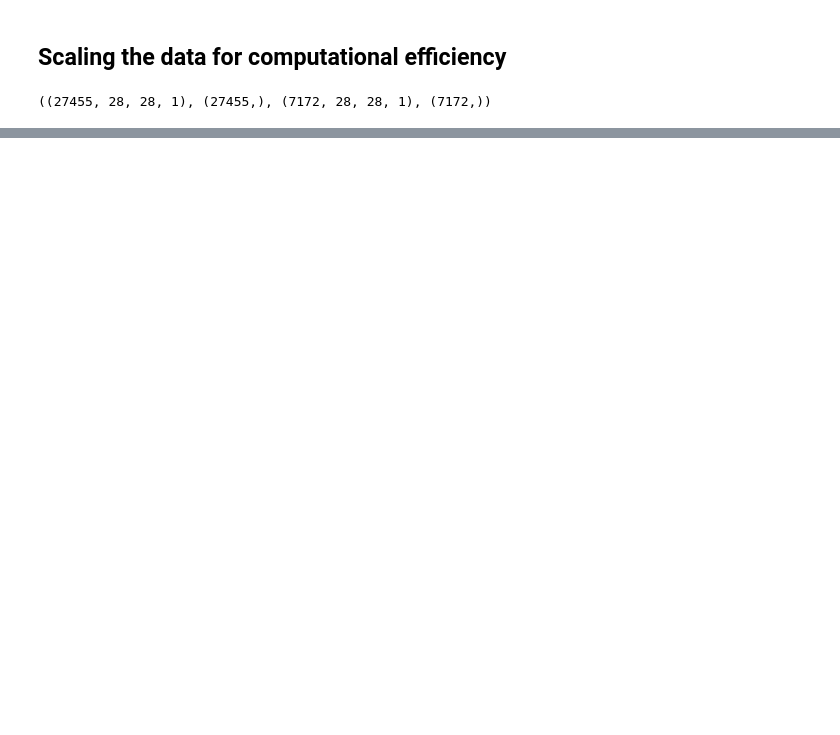
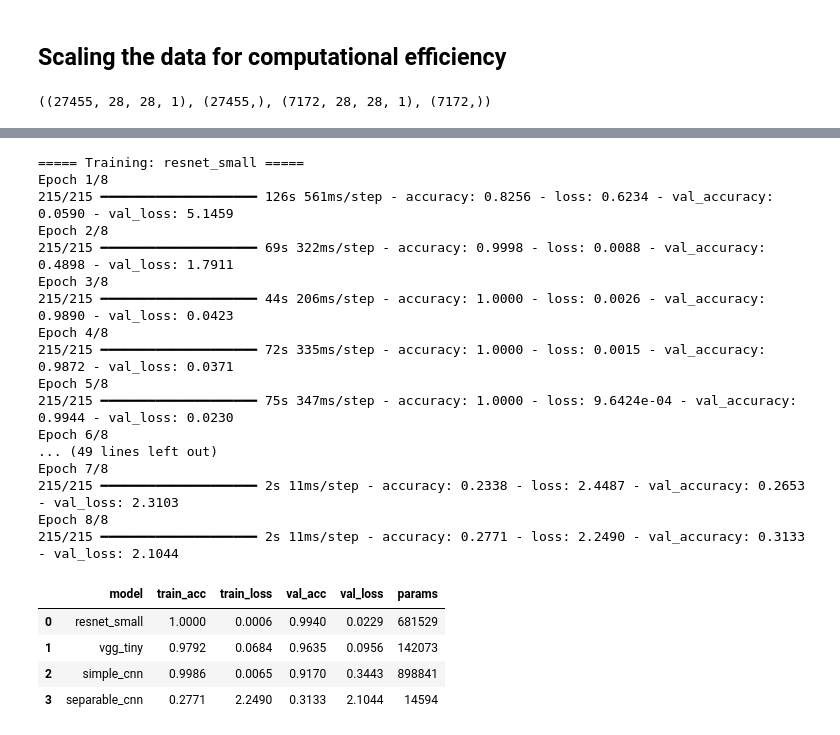
Before and after one commit to ChenxiJiang0828/EECS504-Project-ASL, a Jupyter notebook: Sign_MNIST_CNN.ipynb, the cells around one changed output, grey strips where cells are left out. Drawn from its saved outputs; the diff is of its cells as text; code cells hidden in the pictures; blank space fills up the shorter version.

```diff
--- a/Sign_MNIST_CNN.ipynb
+++ b/Sign_MNIST_CNN.ipynb
@@ -64,0 +145,79 @@ model.add(tf.keras.layers.Dense(26, activation='softmax'))
+# %%
+histories = {}
+trained_models = {}
+results = []
+
+for model_name, builder in MODEL_BUILDERS.items():
+    print(f'\n===== Training: {model_name} =====')
+    model_i = builder()
+    model_i.compile(
+        loss='sparse_categorical_crossentropy',
+        optimizer=keras.optimizers.Adam(learning_rate=LEARNING_RATE),
+        metrics=['accuracy'],
+    )
+
+    callbacks = [
+        keras.callbacks.EarlyStopping(
+            monitor='val_accuracy',
+            patience=2,
+            mode='max',
+            restore_best_weights=True,
+        )
+    ]
+
+    history_i = model_i.fit(
+        x_train,
+        y_train,
+        epochs=EPOCHS,
+        batch_size=BATCH_SIZE,
+        validation_data=(x_valid, y_valid),
+        callbacks=callbacks,
+        verbose=1,
+    )
+
+    final_train_loss = float(history_i.history['loss'][-1])
+    final_train_acc = float(history_i.history['accuracy'][-1])
+    final_val_loss = float(history_i.history['val_loss'][-1])
+    final_val_acc = float(history_i.history['val_accuracy'][-1])
+
+    histories[model_name] = history_i
+    trained_models[model_name] = model_i
+    results.append(
+        {
+            'model': model_name,
+            'train_acc': final_train_acc,
+            'train_loss': final_train_loss,
+            'val_acc': final_val_acc,
+            'val_loss': final_val_loss,
+            'params': int(model_i.count_params()),
+        }
+    )
+
+results_df = pd.DataFrame(results).sort_values('val_acc', ascending=False).reset_index(drop=True)
+results_df[['train_acc', 'train_loss', 'val_acc', 'val_loss']] = results_df[
+    ['train_acc', 'train_loss', 'val_acc', 'val_loss']
+].round(4)
+results_df
+# %% [output]
+===== Training: resnet_small =====
+Epoch 1/8
+215/215 ━━━━━━━━━━━━━━━━━━━━ 126s 561ms/step - accuracy: 0.8256 - loss: 0.6234 - val_accuracy: 0.0590 - val_loss: 5.1459
+Epoch 2/8
+215/215 ━━━━━━━━━━━━━━━━━━━━ 69s 322ms/step - accuracy: 0.9998 - loss: 0.0088 - val_accuracy: 0.4898 - val_loss: 1.7911
+Epoch 3/8
+215/215 ━━━━━━━━━━━━━━━━━━━━ 44s 206ms/step - accuracy: 1.0000 - loss: 0.0026 - val_accuracy: 0.9890 - val_loss: 0.0423
+Epoch 4/8
+215/215 ━━━━━━━━━━━━━━━━━━━━ 72s 335ms/step - accuracy: 1.0000 - loss: 0.0015 - val_accuracy: 0.9872 - val_loss: 0.0371
+Epoch 5/8
+215/215 ━━━━━━━━━━━━━━━━━━━━ 75s 347ms/step - accuracy: 1.0000 - loss: 9.6424e-04 - val_accuracy: 0.9944 - val_loss: 0.0230
+Epoch 6/8
+... (49 lines left out)
+Epoch 7/8
+215/215 ━━━━━━━━━━━━━━━━━━━━ 2s 11ms/step - accuracy: 0.2338 - loss: 2.4487 - val_accuracy: 0.2653 - val_loss: 2.3103
+Epoch 8/8
+215/215 ━━━━━━━━━━━━━━━━━━━━ 2s 11ms/step - accuracy: 0.2771 - loss: 2.2490 - val_accuracy: 0.3133 - val_loss: 2.1044
+|  | model | train_acc | train_loss | val_acc | val_loss | params |
+| 0 | resnet_small | 1.0000 | 0.0006 | 0.9940 | 0.0229 | 681529 |
+| 1 | vgg_tiny | 0.9792 | 0.0684 | 0.9635 | 0.0956 | 142073 |
+| 2 | simple_cnn | 0.9986 | 0.0065 | 0.9170 | 0.3443 | 898841 |
+| 3 | separable_cnn | 0.2771 | 2.2490 | 0.3133 | 2.1044 | 14594 |
```
Also changed, not shown: parts of 26 cells of this notebook, 1 other file.
